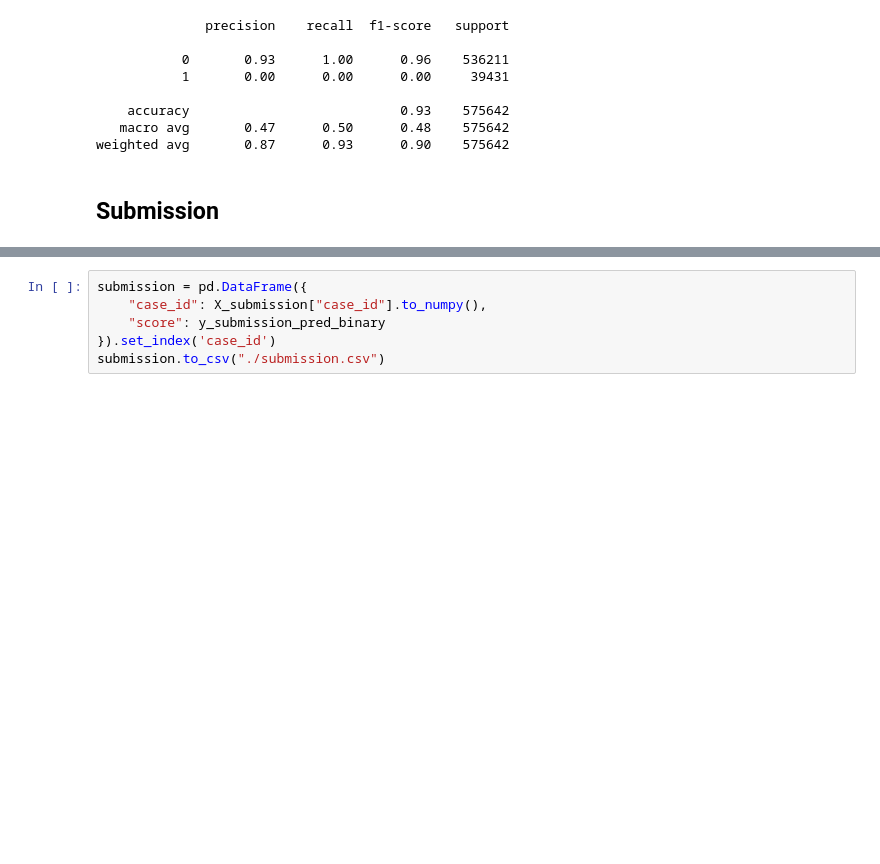
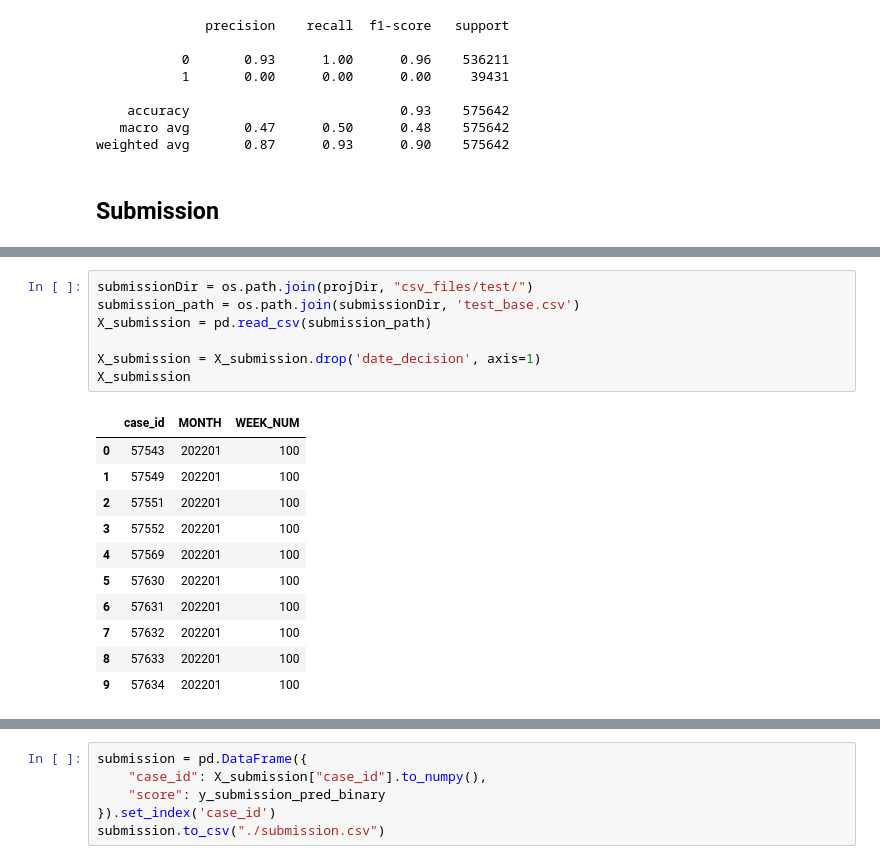
Before and after one commit to yctsaiyc/home-credit-credit-risk-model-stability, a Jupyter notebook: home-credit-credit-risk-model-stability.ipynb, the cells around one changed output, grey strips where cells are left out. Drawn from its saved outputs; the diff is of its cells as text; blank space fills up the shorter version.

```diff
--- a/home-credit-credit-risk-model-stability.ipynb
+++ b/home-credit-credit-risk-model-stability.ipynb
@@ -427,3 +396,22 @@ shape: (10, 153)
+# %%
+submissionDir = os.path.join(projDir, "csv_files/test/")
+submission_path = os.path.join(submissionDir, 'test_base.csv')
+X_submission = pd.read_csv(submission_path)
+
+X_submission = X_submission.drop('date_decision', axis=1)
+X_submission
+# %% [output]
+|  | case_id | MONTH | WEEK_NUM |
+| 0 | 57543 | 202201 | 100 |
+| 1 | 57549 | 202201 | 100 |
+| 2 | 57551 | 202201 | 100 |
+| 3 | 57552 | 202201 | 100 |
+| 4 | 57569 | 202201 | 100 |
+| 5 | 57630 | 202201 | 100 |
+| 6 | 57631 | 202201 | 100 |
+| 7 | 57632 | 202201 | 100 |
+| 8 | 57633 | 202201 | 100 |
+| 9 | 57634 | 202201 | 100 |
 # %%
 # # LGBM
 # y_submission_pred = bst.predict(X_submission, num_iteration=bst.best_iteration, predict_disable_shape_check=True)
```
Also changed, not shown: parts of 7 cells of this notebook.
